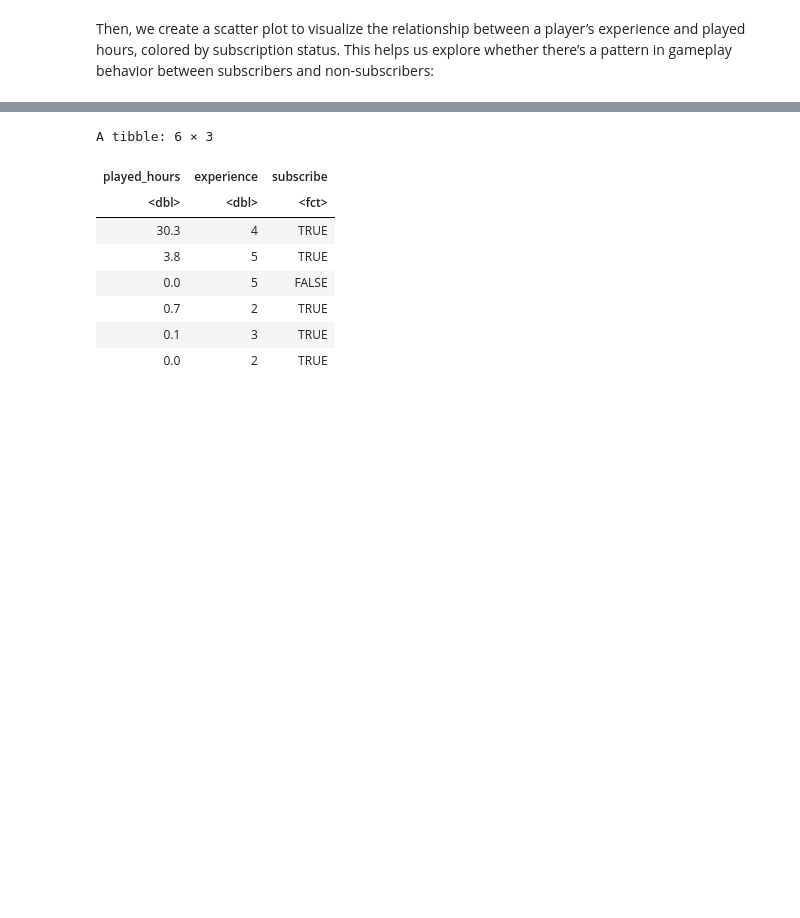
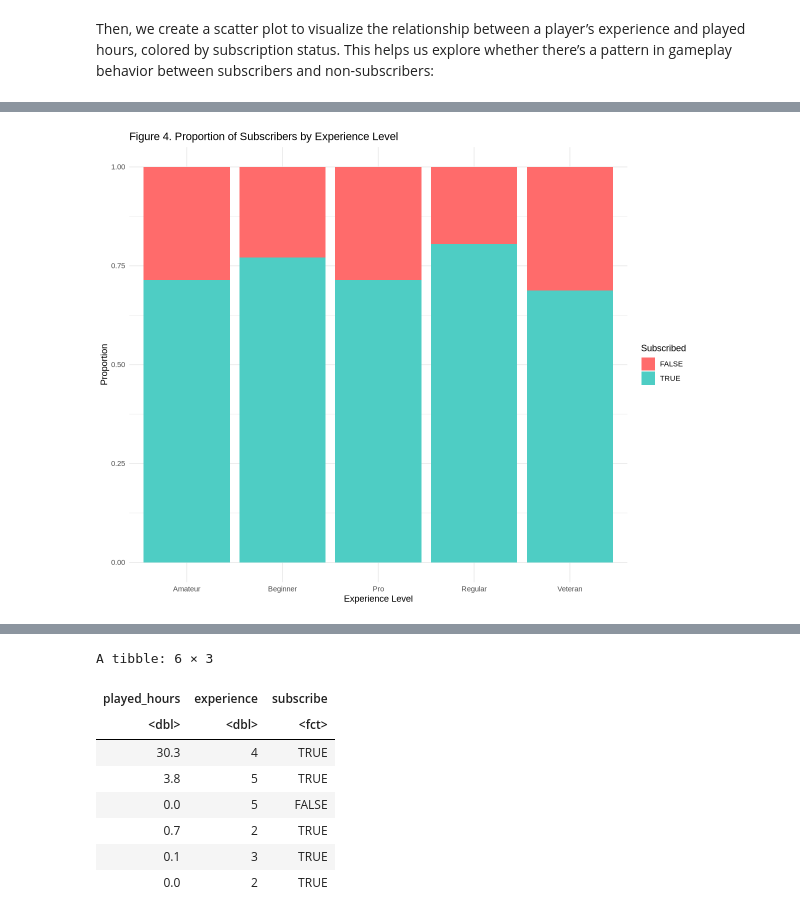
Before and after one commit to emmah47/dsci-group-project, a Jupyter notebook: Individual.ipynb, the cells around one changed output, grey strips where cells are left out. Drawn from its saved outputs; the diff is of its cells as text; code cells hidden in the pictures; blank space fills up the shorter version.

```diff
--- a/Individual.ipynb
+++ b/Individual.ipynb
@@ -186,0 +233,18 @@ players_plot
+# %%
+#Creating a proportions table to visualize the proportion of experience level and subscription status.
+exp_sub_table <- players_data %>%
+  group_by(experience, subscribe) %>%
+  summarize(count = n(), .groups = "drop") %>%
+  group_by(experience) %>%
+  mutate(prop = count / sum(count))
+#Plotting Proportions Table
+ggplot(exp_sub_table, aes(x = experience, y = prop, fill = subscribe)) +
+  geom_col() +
+  scale_fill_manual(values = c("FALSE" = "#FF6B6B", "TRUE" = "#4ECDC4")) +
+  labs(title = "Figure 4. Proportion of Subscribers by Experience Level",
+       x = "Experience Level",
+       y = "Proportion",
+       fill = "Subscribed") +
+  theme_minimal()
+# %% [output]
+[figure, added]
```
Also changed, not shown: parts of 21 cells of this notebook.
